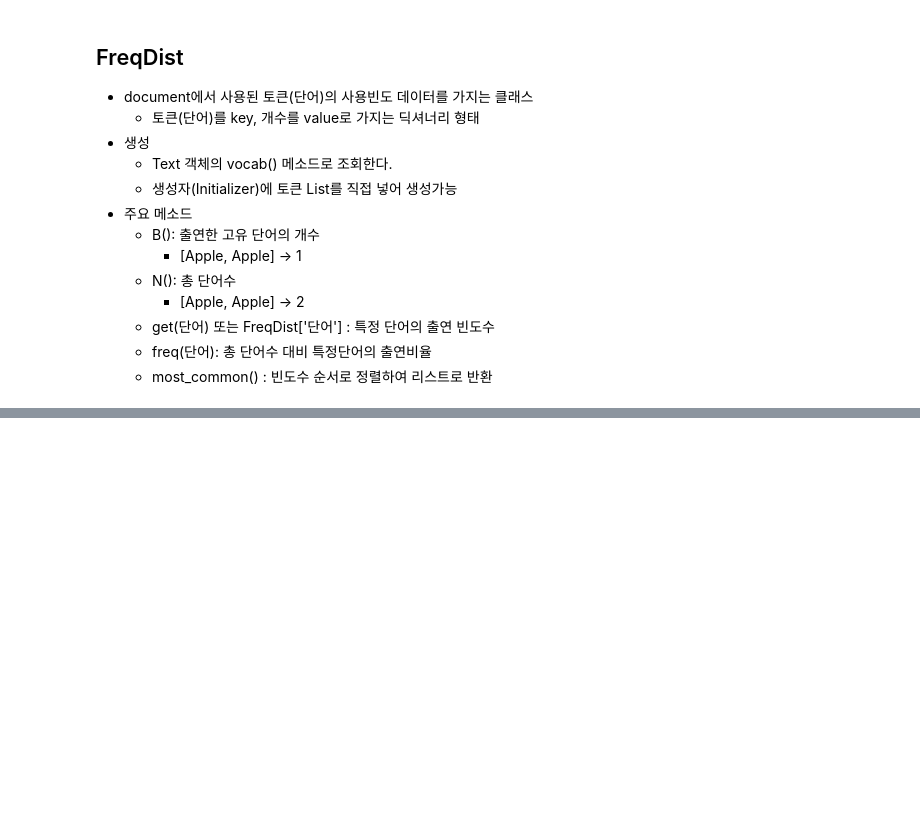
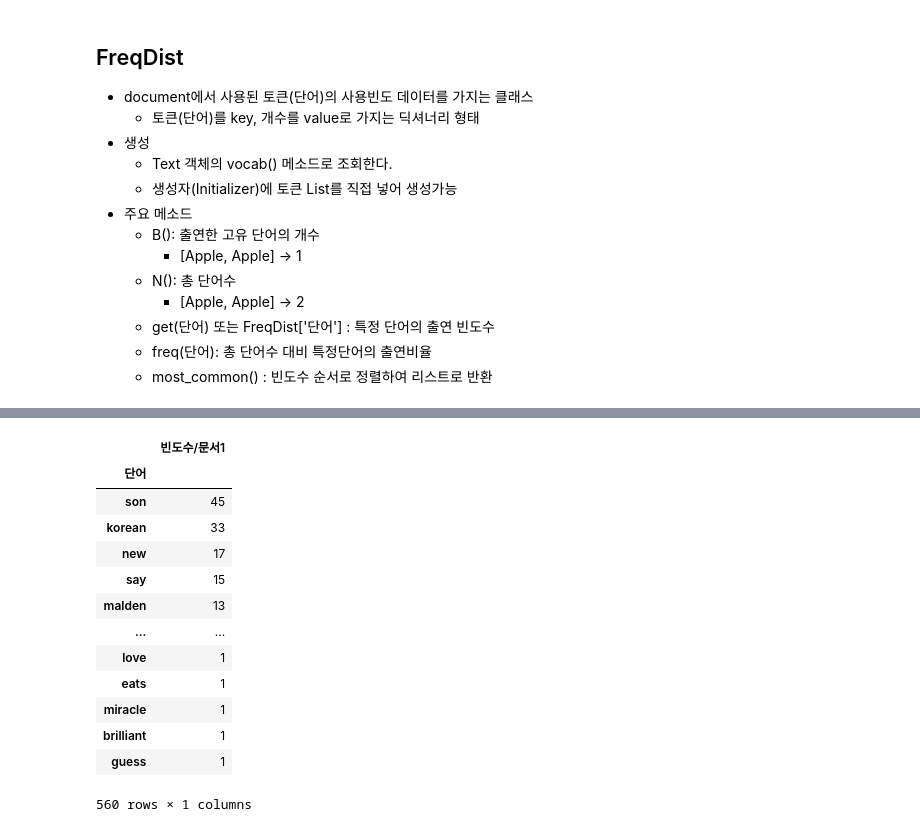
Before and after one commit to daeminkim/Playdata-DanPY, a Jupyter notebook: TextAnalysis/01_NLP개요_NLTK 패키지를 이용한 데이터 전처리.ipynb, the cells around one changed output, grey strips where cells are left out. Cells and saved outputs as stored; diff of their text form; code cells hidden in the pictures; blank space fills up the shorter version.

```diff
--- a/TextAnalysis/01_NLP개요_NLTK 패키지를 이용한 데이터 전처리.ipynb
+++ b/TextAnalysis/01_NLP개요_NLTK 패키지를 이용한 데이터 전처리.ipynb
@@ -998,0 +1189,3 @@ plt.show()
+# %%
+df = pd.DataFrame(freq.most_common(), columns=['단어', '빈도수/문서1'])  # 단어,빈도수//freq.most_common()가있어서 pandas로 tdm을 만들수 있었음
+df.head()
@@ -998,0 +1199,17 @@ plt.show()
+# %%
+df.set_index('단어')
+# %% [output]
+|  | 빈도수/문서1 |
+| 단어 |  |
+| son | 45 |
+| korean | 33 |
+| new | 17 |
+| say | 15 |
+| malden | 13 |
+| ... | ... |
+| love | 1 |
+| eats | 1 |
+| miracle | 1 |
+| brilliant | 1 |
+| guess | 1 |
+560 rows × 1 columns
```
Also changed, not shown: parts of 44 cells of this notebook.
